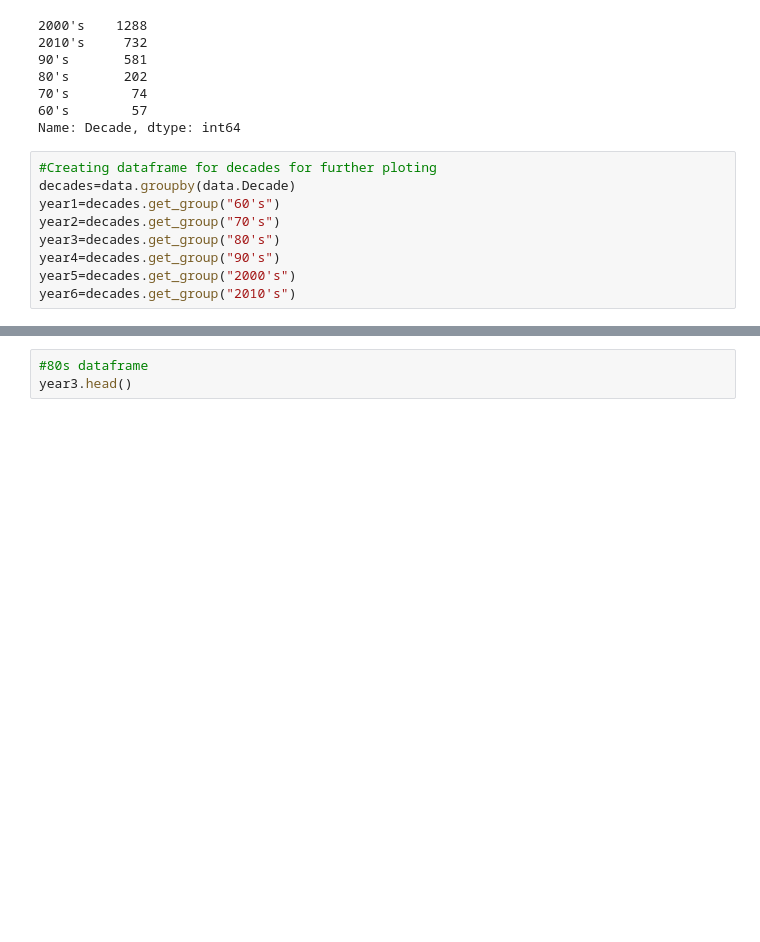
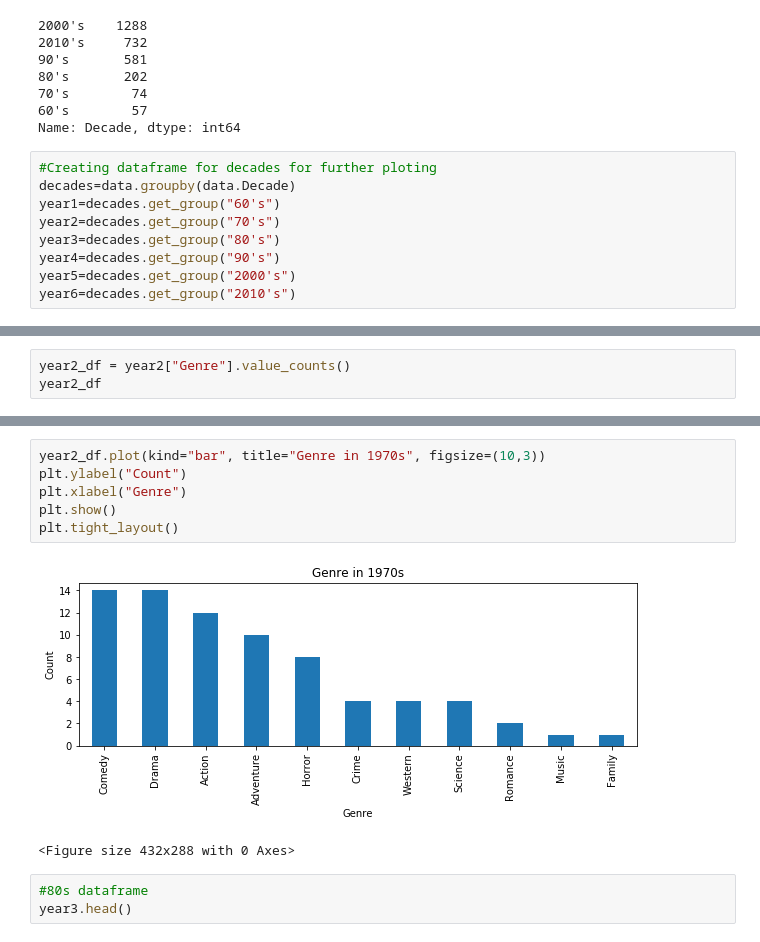
Before and after one commit to Chafloks/colaboration-Data-Science-2020, a Jupyter notebook: Analysis.ipynb, the cells around one changed output, grey strips where cells are left out. Saved outputs shown, nothing was run; the diff lists cells and outputs as text; blank space fills up the shorter version.

```diff
--- a/Analysis.ipynb
+++ b/Analysis.ipynb
@@ -108,3 +134,6 @@ year2.head()
 | 1030 | Heaven's Gate | 1980-11-19 | en | 219.0 | 3484331 | 44000000 | Action | 1980 | 11 | 19 | ... |
 | 1246 | Star Trek: The Motion Picture | 1979-12-06 | en | 132.0 | 139000000 | 35000000 | Science | 1979 | 12 | 6 | ... |
 | 1277 | The Bad News Bears | 1976-04-07 | en | 102.0 | 35323292 | 35000000 | Comedy | 1976 | 4 | 7 | ... |
+# %%
+year2_df = year2["Genre"].value_counts()
+year2_df
@@ -111,3 +153,12 @@ year2.head()
+# %%
+year2_df.plot(kind="bar", title="Genre in 1970s", figsize=(10,3))
+plt.ylabel("Count")
+plt.xlabel("Genre")
+plt.show()
+plt.tight_layout()
+# %% [output]
+[figure, added]
+<Figure size 432x288 with 0 Axes>
 # %%
 #80s dataframe
 year3.head()
```
Also changed, not shown: parts of 18 cells of this notebook.
